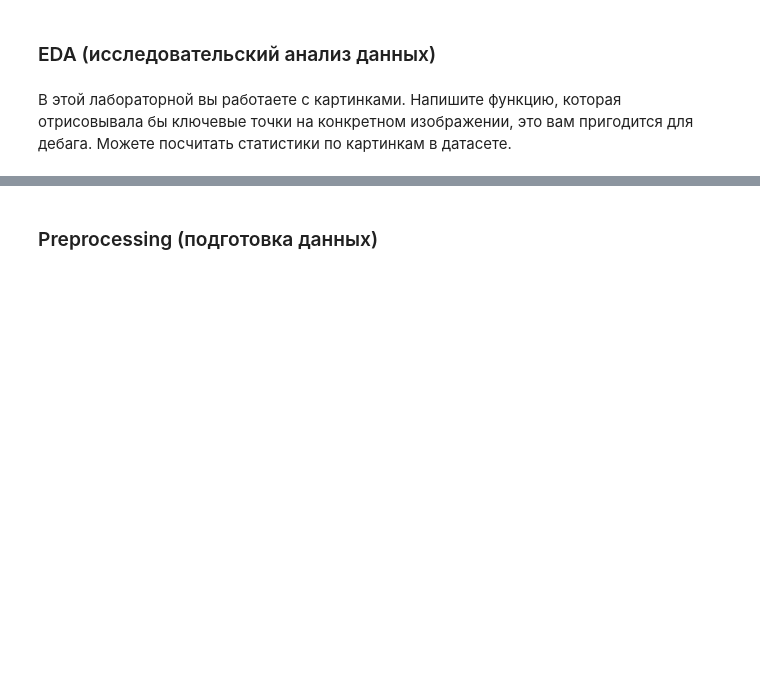
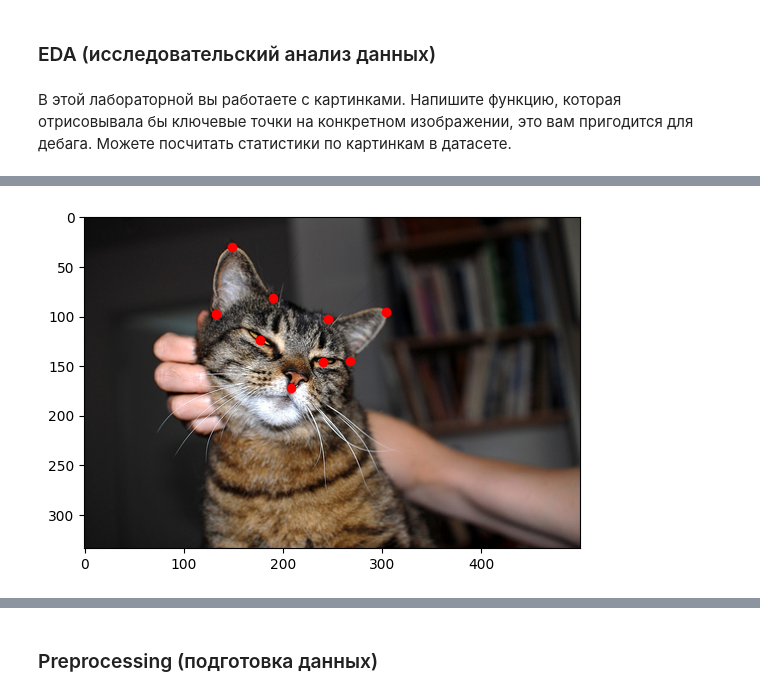
Before and after one commit to YARTEMIY/ml_dist_mipt, a Jupyter notebook: laboratory/lab3/Яровиков_Артемий_Пермь.ipynb, the cells around one changed output, grey strips where cells are left out. Saved outputs shown, nothing was run; the diff lists cells and outputs as text; code cells hidden in the pictures; blank space fills up the shorter version.

```diff
--- a/laboratory/lab3/Яровиков_Артемий_Пермь.ipynb
+++ b/laboratory/lab3/Яровиков_Артемий_Пермь.ipynb
@@ -64,3 +61,13 @@ np.random.seed(my_seed)
+# %%
+# Параметры
+IMG_SIZE = 64
+BATCH_SIZE = 32
+LEARNING_RATE = 0.001
+EPOCHS = 10
+PATH_TO_TRAIN_LABELS = "train_labels.csv" # "/content/drive/MyDrive/contest3/train_labels.csv"
+PATH_TO_IMAGE_TRAIN = "images/images/train" # "/content/drive/MyDrive/contest3/images/images/train"
+PATH_TO_IMAGE_TEST = "images/images/test" # "/content/drive/MyDrive/contest3/images/images/test"
+PATH_TO_IMAGE_TEST = "submission.csv" # # "/content/drive/MyDrive/contest3/images/images/test"
 # %% [markdown]
 ### EDA (исследовательский анализ данных)
 # %% [markdown]
@@ -68,3 +75,6 @@ np.random.seed(my_seed)
 Можете посчитать статистики по картинкам в датасете.
 # %%
 # exploratory data analysis
+# %%
+train_labels = pd.read_csv(PATH_TO_TRAIN_LABELS)
+train_labels
@@ -70,0 +163,12 @@ np.random.seed(my_seed)
+# %%
+def visualize_keypoints(image_path, keypoints):
+    img = Image.open(image_path).convert("RGB")
+    plt.imshow(img)
+
+    # Разделяем ключевые точки на x и y
+    x_points = keypoints[::2]
+    y_points = keypoints[1::2]
+
+    # Отрисовываем точки поверх изображения
+    plt.scatter(x_points, y_points, color='red', label="Keypoints")
+    plt.show()
@@ -70,0 +190,9 @@ np.random.seed(my_seed)
+# %%
+# Пример работы visualize_keypoints
+image_path = PATH_TO_IMAGE_TRAIN + "/"+ train_labels.iloc[0, -1]
+
+keypoints = train_labels.iloc[0, :-1].to_numpy().astype(float)
+
+visualize_keypoints(image_path, keypoints)
+# %% [output]
+[figure, added]
```
Also changed, not shown: parts of 25 cells of this notebook.
